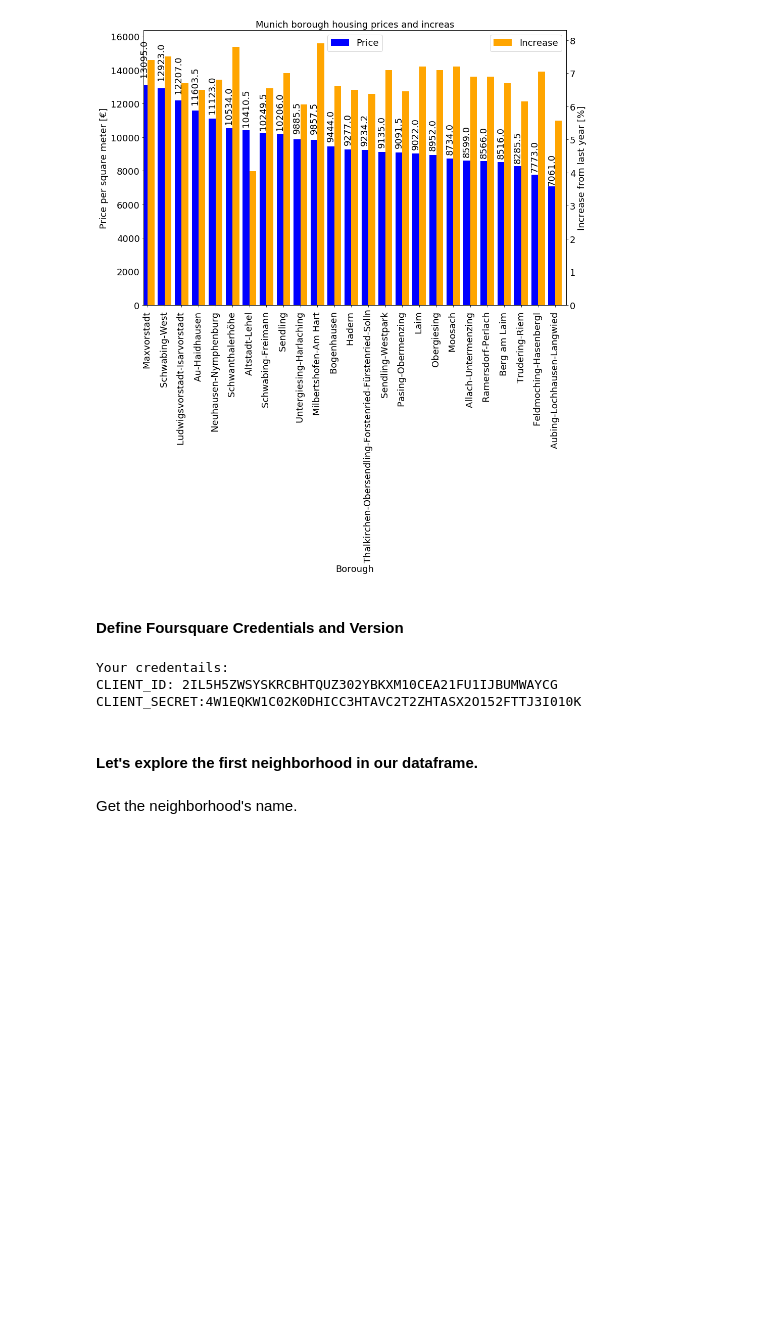
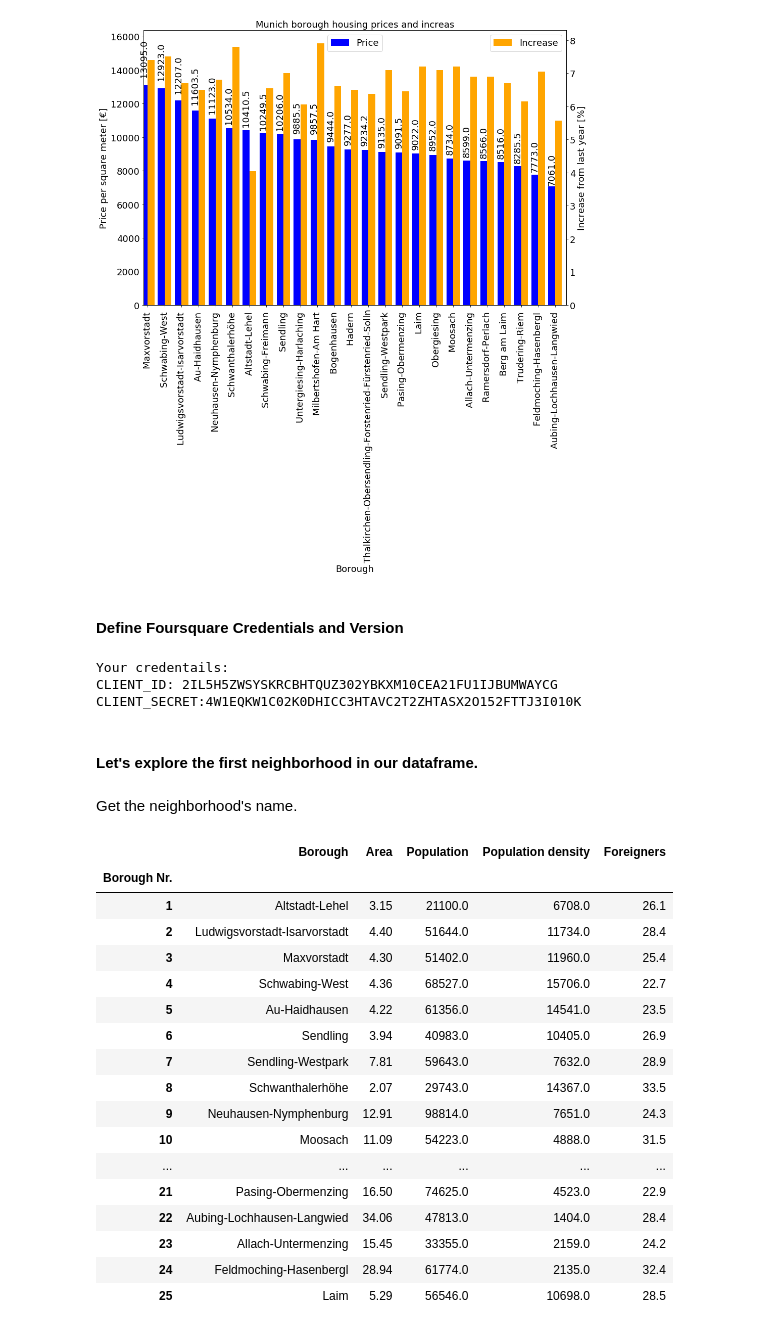
Before and after one commit to RocketClimber/Coursera_Capstone, a Jupyter notebook: MunichNeighborhoods.ipynb, the cells around one changed output. Saved outputs shown, nothing was run; the diff lists cells and outputs as text; code cells hidden in the pictures; blank space fills up the shorter version.

Commit message:
Week 4 & 5 - Added population

```diff
--- a/MunichNeighborhoods.ipynb
+++ b/MunichNeighborhoods.ipynb
@@ -573,3 +560,42 @@ CLIENT_SECRET:4W1EQKW1C02K0DHICC3HTAVC2T2ZHTASX2O152FTTJ3I010K
 #### Let's explore the first neighborhood in our dataframe.
 # %% [markdown]
 Get the neighborhood's name.
+# %%
+# Returns list of all tables on page
+muc_pop_url=requests.get('https://de.wikipedia.org/wiki/Stadtbezirke_Münchens').content
+tables = pd.read_html(muc_pop_url, flavor='html5lib', header=0, encoding='utf-8')
+for table in tables:
+    if 'Stadtbezirk' in table:
+        muc_pop = table
+        break
+
+# Rename column headings to english
+muc_pop.columns = ['Borough Nr.', 'Borough', 'Area', 'Population', 'Population density', 'Foreigners']
+muc_pop.dropna(inplace=True)
+muc_pop['Borough Nr.'] = muc_pop['Borough Nr.'].astype(int)
+muc_pop.set_index('Borough Nr.', inplace=True)
+
+muc_pop['Area'] = muc_pop['Area'].astype(float) / 100
+muc_pop['Population'] = muc_pop['Population'].astype(float) * 1000
+muc_pop['Population density'] = muc_pop['Population density'].astype(float) * 1000
+muc_pop['Foreigners'] = muc_pop['Foreigners'].astype(float) / 10
+muc_pop
+# %% [output]
+|  | Borough | Area | Population | Population density | Foreigners |
+| Borough Nr. |  |  |  |  |  |
+| 1 | Altstadt-Lehel | 3.15 | 21100.0 | 6708.0 | 26.1 |
+| 2 | Ludwigsvorstadt-Isarvorstadt | 4.40 | 51644.0 | 11734.0 | 28.4 |
+| 3 | Maxvorstadt | 4.30 | 51402.0 | 11960.0 | 25.4 |
+| 4 | Schwabing-West | 4.36 | 68527.0 | 15706.0 | 22.7 |
+| 5 | Au-Haidhausen | 4.22 | 61356.0 | 14541.0 | 23.5 |
+| 6 | Sendling | 3.94 | 40983.0 | 10405.0 | 26.9 |
+| 7 | Sendling-Westpark | 7.81 | 59643.0 | 7632.0 | 28.9 |
+| 8 | Schwanthalerhöhe | 2.07 | 29743.0 | 14367.0 | 33.5 |
+| 9 | Neuhausen-Nymphenburg | 12.91 | 98814.0 | 7651.0 | 24.3 |
+| 10 | Moosach | 11.09 | 54223.0 | 4888.0 | 31.5 |
+| ... | ... | ... | ... | ... | ... |
+| 21 | Pasing-Obermenzing | 16.50 | 74625.0 | 4523.0 | 22.9 |
+| 22 | Aubing-Lochhausen-Langwied | 34.06 | 47813.0 | 1404.0 | 28.4 |
+| 23 | Allach-Untermenzing | 15.45 | 33355.0 | 2159.0 | 24.2 |
+| 24 | Feldmoching-Hasenbergl | 28.94 | 61774.0 | 2135.0 | 32.4 |
+| 25 | Laim | 5.29 | 56546.0 | 10698.0 | 28.5 |
```
Also changed, not shown: parts of 4 cells of this notebook, 1 other file.
